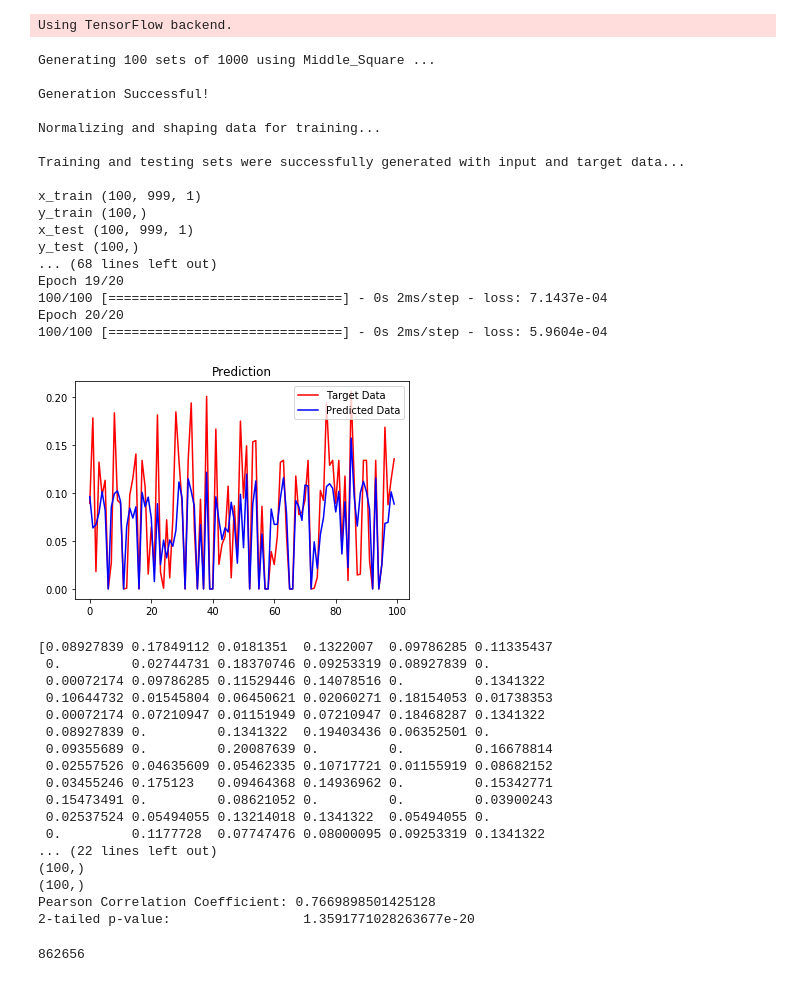
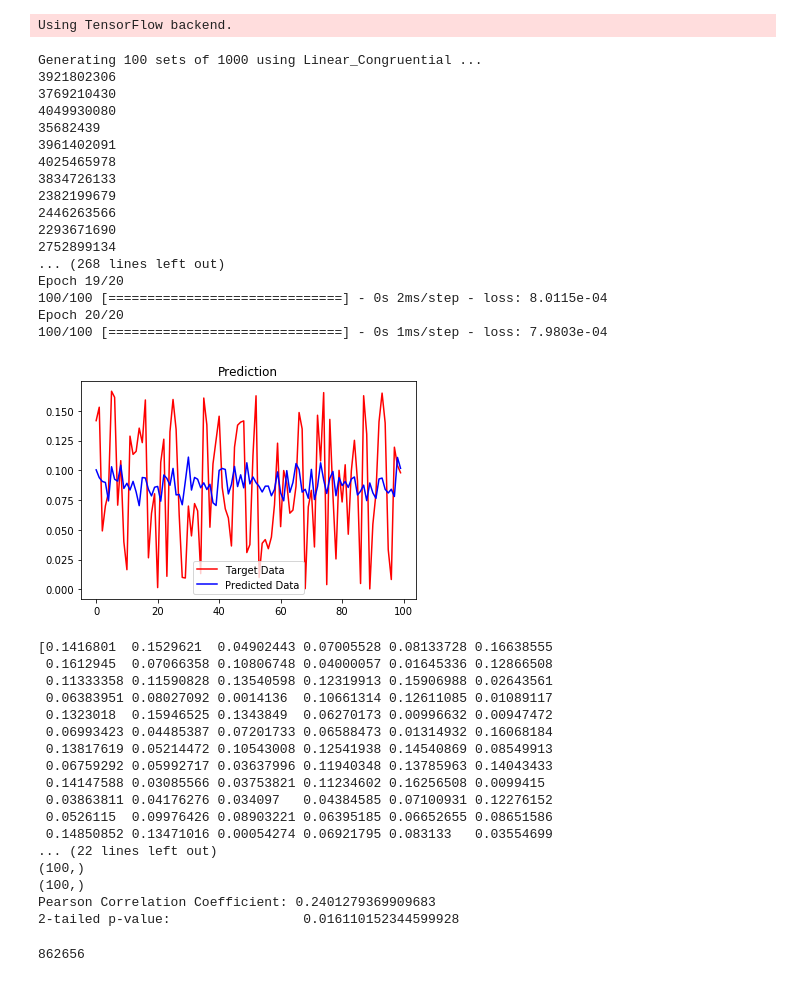
Before and after one commit to spencer741/prng-prediction-using-cnns, a Jupyter notebook: WorkSpace/ProjectCore/ProjectCore.ipynb, the cells around one changed output. Drawn from its saved outputs; the diff is of its cells as text; code cells hidden in the pictures.

```diff
--- a/WorkSpace/ProjectCore/ProjectCore.ipynb
+++ b/WorkSpace/ProjectCore/ProjectCore.ipynb
@@ -9,52 +9,52 @@ Using TensorFlow backend.
 # %%
 configuration = {
     'SEED_METHOD' : 'ticks',  #using SEED_METHODS.py as source
-    'PRNG_METHOD' : 'Middle_Square', #using PRNG_METHODS.py as source
+    'PRNG_METHOD' : 'Linear_Congruential', #using PRNG_METHODS.py as source
     'NUM_SETS' : 100,    #generate NUM_SETS sets of length SET_LEN
     'SET_LEN': 1000,
     'IS_NEW_MODEL' : True,
     'PATH' : 'foo', #if IS_NEW_MODEL, new files will be created / overidden at this location. If !IS_NEW_MODEL, previous model with weights will be loaded. File must be named
     'BATCH_SIZE': 15,
     'NUM_EPOCHS': 20
 }
 E = Experiment(configuration)
 E.perform()
 # %% [output]
-Generating 100 sets of 1000 using Middle_Square ...
-
-Generation Successful!
-
-Normalizing and shaping data for training...
-
-Training and testing sets were successfully generated with input and target data...
-
-x_train (100, 999, 1)
-y_train (100,)
-x_test (100, 999, 1)
-y_test (100,)
-... (68 lines left out)
+Generating 100 sets of 1000 using Linear_Congruential ...
+3921802306
+3769210430
+4049930080
+35682439
+3961402091
+4025465978
+3834726133
+2382199679
+2446263566
+2293671690
+2752899134
+... (268 lines left out)
 Epoch 19/20
-100/100 [==============================] - 0s 2ms/step - loss: 7.1437e-04
+100/100 [==============================] - 0s 2ms/step - loss: 8.0115e-04
 Epoch 20/20
-100/100 [==============================] - 0s 2ms/step - loss: 5.9604e-04
+100/100 [==============================] - 0s 1ms/step - loss: 7.9803e-04
-[figure, old version]
+[figure, new version]
-[0.08927839 0.17849112 0.0181351  0.1322007  0.09786285 0.11335437
- 0.         0.02744731 0.18370746 0.09253319 0.08927839 0.
- 0.00072174 0.09786285 0.11529446 0.14078516 0.         0.1341322
- 0.10644732 0.01545804 0.06450621 0.02060271 0.18154053 0.01738353
- 0.00072174 0.07210947 0.01151949 0.07210947 0.18468287 0.1341322
- 0.08927839 0.         0.1341322  0.19403436 0.06352501 0.
- 0.09355689 0.         0.20087639 0.         0.         0.16678814
- 0.02557526 0.04635609 0.05462335 0.10717721 0.01155919 0.08682152
- 0.03455246 0.175123   0.09464368 0.14936962 0.         0.15342771
- 0.15473491 0.         0.08621052 0.         0.         0.03900243
- 0.02537524 0.05494055 0.13214018 0.1341322  0.05494055 0.
- 0.         0.1177728  0.07747476 0.08000095 0.09253319 0.1341322
+[0.1416801  0.1529621  0.04902443 0.07005528 0.08133728 0.16638555
+ 0.1612945  0.07066358 0.10806748 0.04000057 0.01645336 0.12866508
+ 0.11333358 0.11590828 0.13540598 0.12319913 0.15906988 0.02643561
+ 0.06383951 0.08027092 0.0014136  0.10661314 0.12611085 0.01089117
+ 0.1323018  0.15946525 0.1343849  0.06270173 0.00996632 0.00947472
+ 0.06993423 0.04485387 0.07201733 0.06588473 0.01314932 0.16068184
+ 0.13817619 0.05214472 0.10543008 0.12541938 0.14540869 0.08549913
+ 0.06759292 0.05992717 0.03637996 0.11940348 0.13785963 0.14043433
+ 0.14147588 0.03085566 0.03753821 0.11234602 0.16256508 0.0099415
+ 0.03863811 0.04176276 0.034097   0.04384585 0.07100931 0.12276152
+ 0.0526115  0.09976426 0.08903221 0.06395185 0.06652655 0.08651586
+ 0.14850852 0.13471016 0.00054274 0.06921795 0.083133   0.03554699
 ... (22 lines left out)
 (100,)
 (100,)
-Pearson Correlation Coefficient: 0.7669898501425128
-2-tailed p-value:                 1.3591771028263677e-20
+Pearson Correlation Coefficient: 0.2401279369909683
+2-tailed p-value:                 0.016110152344599928
 # %%
 from datetime import *
 
```
Also changed, not shown: 2 other files.
